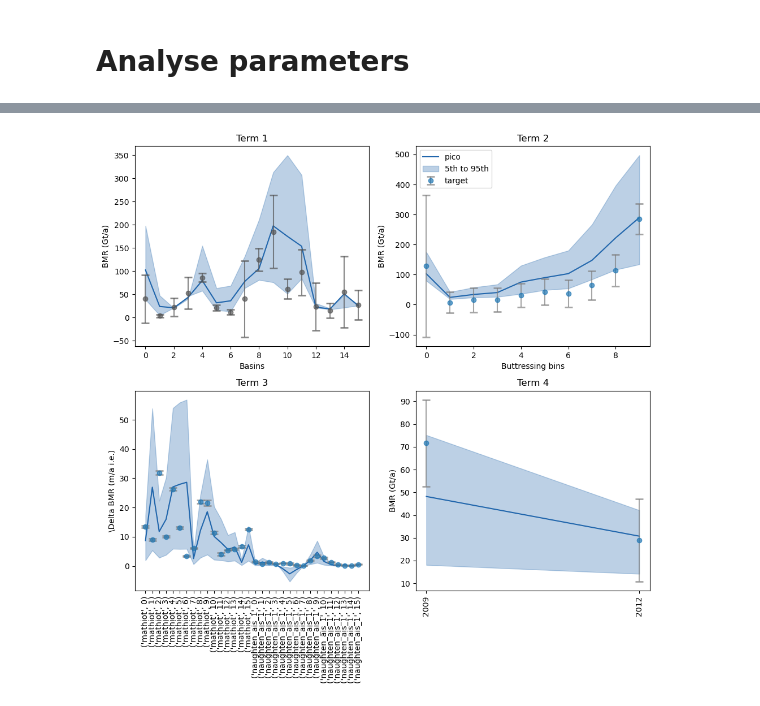
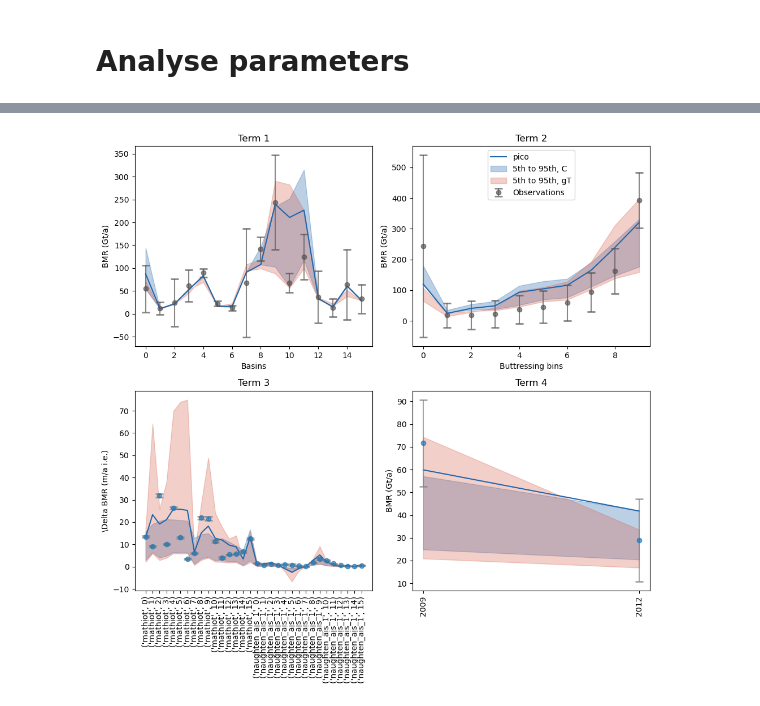
Before and after one commit to ismip/ismip7-antarctic-ocean-forcing, a Jupyter notebook: parameterisations/parameter_selection_pico_example.ipynb, the cells around one changed output, grey strips where cells are left out. Cells and saved outputs as stored; diff of their text form; code cells hidden in the pictures.

```diff
--- a/parameterisations/parameter_selection_pico_example.ipynb
+++ b/parameterisations/parameter_selection_pico_example.ipynb
@@ -389,7 +469,7 @@ t4_weights = xr.DataArray(
 t4_weights = t4_weights.where(t4_weights.region == "pig", other=0)
 t4_weights = t4_weights.where((t4_weights.year ==2009) | (t4_weights.year==2012)  ,other=0)
 # %%
-sample_size=10000
+sample_size=100000
 
 min_p1, min_p2 = calculate_objective_function(
     sample_size,
@@ -447,0 +607,18 @@ gT_95 = 5e-5
+# %%
+## if you wish to test other parameters
+'''
+C= C_alt
+gT= gT_alt
+
+C_05_1 = C_05_1_alt
+gT_05_1 = gT_05_1_alt
+
+C_05_2 = C_05_2_alt
+gT_05_2 = gT_05_2_alt
+
+C_95_1 = C_95_1_alt
+gT_95_1 = gT_95_1_alt
+
+C_95_2 = C_95_2_alt
+gT_95_2 = gT_95_2_alt
+'''
@@ -481,15 +659,21 @@ color_wcorrection = "#2166AC"
 ax = axes.flatten()[0]
 
 ax.plot(range(nBasins+1),t1_model.sel(p1=C,p2=gT) , label='pico', color=color_wcorrection)
-ax.fill_between(range(nBasins+1),t1_model.sel(p1=C_05,p2=gT_05), t1_model.sel(p1=C_95,p2=gT_95),color=color_wcorrection, alpha=0.3, label='5th to 95th')
+
+ax.fill_between(range(nBasins+1),t1_model.sel(p1=C_05_1,p2=gT_05_1),
+                t1_model.sel(p1=C_95_1,p2=gT_95_1),
+                color=color_wcorrection, alpha=0.3, label='5th to 95th, C')
+ax.fill_between(range(nBasins+1),t1_model.sel(p1=C_05_2,p2=gT_05_2),
+                t1_model.sel(p1=C_95_2,p2=gT_95_2),
+                color=color_wocorrection, alpha=0.3, label='5th to 95th, gT')
+
 ax.errorbar(range(nBasins+1), t1_obs_mean, xerr=None, yerr=t1_obs_sigma,
              fmt='o', capsize=5, capthick=2, color="#555555",
-             ecolor="#555555", alpha=0.7, label='target')
+             ecolor="#555555", alpha=0.7, label='Observations')
 ax.set_ylabel('BMR (Gt/a)')
 ax.set_xlabel('Basins')
-#plt.text(0,2, 'Modelled average melt = '+str(np.round(np.sum(t2_model).values))+' m/a' )
-#plt.text(0,1, 'Observed average melt = '+str(np.round(np.sum(t2_obs_mean).values))+' m/a' )
-#ax.legend()
+#plt.text(0,2, 'Modelled average melt = '+str(np.round(np.sum(t1_model).values))+' m/a' )
+#plt.text(0,1, 'Observed average melt = '+str(np.round(np.sum(t1_obs_mean).values))+' m/a' )
 ax.set_title('Term 1')
 
 
@@ -497,11 +681,17 @@ ax.set_title('Term 1')
 ax = axes.flatten()[1]
 
 ax.plot(range(len(t2_model.BFRN_bins)),t2_model.sel(p1=C,p2=gT) , label='pico', color=color_wcorrection)
-ax.fill_between(range(len(t2_model.BFRN_bins)),t2_model.sel(p1=C_05,p2=gT_05), t2_model.sel(p1=C_95,p2=gT_95),color=color_wcorrection, alpha=0.3, label='5th to 95th')
+
+ax.fill_between(range(len(t2_model.BFRN_bins)),t2_model.sel(p1=C_05_1,p2=gT_05_1),
+                t2_model.sel(p1=C_95_1,p2=gT_95_1),
+                color=color_wcorrection, alpha=0.3, label='5th to 95th, C')
+ax.fill_between(range(len(t2_model.BFRN_bins)),t2_model.sel(p1=C_05_2,p2=gT_05_2),
+                t2_model.sel(p1=C_95_2,p2=gT_95_2),
+                color=color_wocorrection, alpha=0.3, label='5th to 95th, gT')
 
 ax.errorbar(range(len(t2_model.BFRN_bins)), t2_obs_mean, xerr=None, yerr=t2_obs_sigma,
-             fmt='o', capsize=5, capthick=2,
-             ecolor='gray', alpha=0.7, label='target')
+             fmt='o', capsize=5, capthick=2,color="#555555",
+             ecolor='#555555', alpha=0.7, label='Observations')
 ax.set_ylabel('BMR (Gt/a)')
 ax.set_xlabel('Buttressing bins')
 ax.legend()
@@ -511,19 +701,19 @@ ax.set_title('Term 2')
 # Term 3
 ax = axes.flatten()[2]
 
-#t3_model_ndT, t3_obs_mean, t3_obs_sigma = calculate_term3(
-#    cold_ensemble.sel(p1=C,p2=gT), warm_ensemble.sel(p1=C,p2=gT), cold_target, warm_target, mask_m, basins_m.basins)
-
 t3_stack_ndT = t3_model.sel(p1=C,p2=gT).sel(model=['mathiot', 'naughten_ais_1']).stack(modelbasin=('model','basins')).dropna(dim='modelbasin')
 
-#ax.plot(range(len(t3_stack.modelbasin)),
-#        t3_stack/ice_density , label='parameterisation', color=color_wcorrection)
 ax.plot(range(len(t3_stack_ndT.modelbasin)),
         t3_stack_ndT/ice_density , label='pico', color=color_wcorrection)
+
 ax.fill_between(range(len(t3_stack_ndT.modelbasin)),
-                      t3_model.sel(p1=C_05,p2=gT_05).sel(model=['mathiot', 'naughten_ais_1']).stack(modelbasin=('model','basins')).dropna(dim='modelbasin')/ice_density,
-                      t3_model.sel(p1=C_95,p2=gT_95).sel(model=['mathiot', 'naughten_ais_1']).stack(modelbasin=('model','basins')).dropna(dim='modelbasin')/ice_density,
-                color=color_wcorrection, alpha=0.3, label='5th to 95th')
+                t3_model.sel(p1=C_05_1,p2=gT_05_1).sel(model=['mathiot', 'naughten_ais_1']).stack(modelbasin=('model','basins'))/ice_density,
+                t3_model.sel(p1=C_95_1,p2=gT_95_1).sel(model=['mathiot', 'naughten_ais_1']).stack(modelbasin=('model','basins'))/ice_density,
+                color=color_wcorrection, alpha=0.3, label='5th to 95th, C')
+ax.fill_between(range(len(t3_stack_ndT.modelbasin)),
+                t3_model.sel(p1=C_05_2,p2=gT_05_2).sel(model=['mathiot', 'naughten_ais_1']).stack(modelbasin=('model','basins'))/ice_density,
+                t3_model.sel(p1=C_95_2,p2=gT_95_2).sel(model=['mathiot', 'naughten_ais_1']).stack(modelbasin=('model','basins'))/ice_density,
+                color=color_wocorrection, alpha=0.3, label='5th to 95th, gT')
 
 ax.errorbar(range(len(t3_obs_mean.sel(model=['mathiot', 'naughten_ais_1']).stack(modelbasin=('model','basins')).dropna(dim='modelbasin').modelbasin)),
             t3_obs_mean.sel(model=['mathiot', 'naughten_ais_1']).stack(modelbasin=('model','basins')).dropna(dim='modelbasin')/ice_density,
@@ -535,37 +725,39 @@ ax.set_xticks(range(len(t3_obs_mean.sel(model=['mathiot', 'naughten_ais_1']).sta
 ax.set_xticklabels(t3_obs_mean.sel(model=['mathiot', 'naughten_ais_1']).stack(modelbasin=('model','basins')).dropna(dim='modelbasin').modelbasin.values, rotation=90)
 ax.set_title('Term 3')
 
 
 ## Term 4
 ax = axes.flatten()[3]
 
 ds_flat_ndT = t4_model.sel(p1=C,p2=gT).sel(region='pig', year=[2009,2012]) #.stack(region_year=("region", "year")).dropna(dim='region_year') #t4_model.isel(p1=0,p2=0).stack(region_year=("region", "year")).dropna(dim='region_year')
 
+ax.plot(range(len(ds_flat_ndT.year)),ds_flat_ndT.values , label='pico', color=color_wcorrection)
 
-#ax.plot(range(len(ds_flat_ndT.region_year)),ds_flat_ndT.values , label='pico', color=color_wocorrection)
-ax.plot(range(len(ds_flat_ndT.year)),ds_flat_ndT.values , label='pico', color=color_wcorrection)
 ax.fill_between(range(len(ds_flat_ndT.year)),
-                     t4_model.sel(p1=C_05,p2=gT_05).sel(region='pig', year=[2009,2012]) ,
-                     t4_model.sel(p1=C_95,p2=gT_95).sel(region='pig', year=[2009,2012]) ,
-                color=color_wcorrection, alpha=0.3, label='5th to 95th')
-
+                t4_model.sel(p1=C_05_1,p2=gT_05_1).sel(region='pig', year=[2009,2012]),
+                t4_model.sel(p1=C_95_1,p2=gT_95_1).sel(region='pig', year=[2009,2012]),
+                color=color_wcorrection, alpha=0.3, label='5th to 95th, C')
+ax.fill_between(range(len(ds_flat_ndT.year)),
+                t4_model.sel(p1=C_05_2,p2=gT_05_2).sel(region='pig', year=[2009,2012]),
+                t4_model.sel(p1=C_95_2,p2=gT_95_2).sel(region='pig', year=[2009,2012]),
+                color=color_wocorrection, alpha=0.3, label='5th to 95th, gT')
 
 ax.errorbar(range(len(ds_flat_ndT.year)),
             t4_obs_mean.sel(region='pig', year=[2009,2012]), #.stack(region_year=('region','year')).dropna(dim='region_year'),
             xerr=None,
             yerr=t4_obs_sigma.sel(region='pig', year=[2009,2012]), #.stack(region_year=('region','year')).dropna(dim='region_year'),
              fmt='o', capsize=5, capthick=2,
              ecolor='gray', alpha=0.7, label='target')
 ax.set_ylabel('BMR (Gt/a)')
 ax.set_xticks(range(len(ds_flat_ndT.year)))
 ax.set_xticklabels(ds_flat_ndT.year.values, rotation=90)
 ax.set_title('Term 4')
 
 
 
 plt.tight_layout()
 
 plt.savefig(os.path.join(figure_dir,'Optimise_pico_Terms.png'))
 plt.show()
 # %% [output]
-[figure, old version]
+[figure, new version]
```
Also changed, not shown: parts of 28 cells of this notebook, 1 other file.
